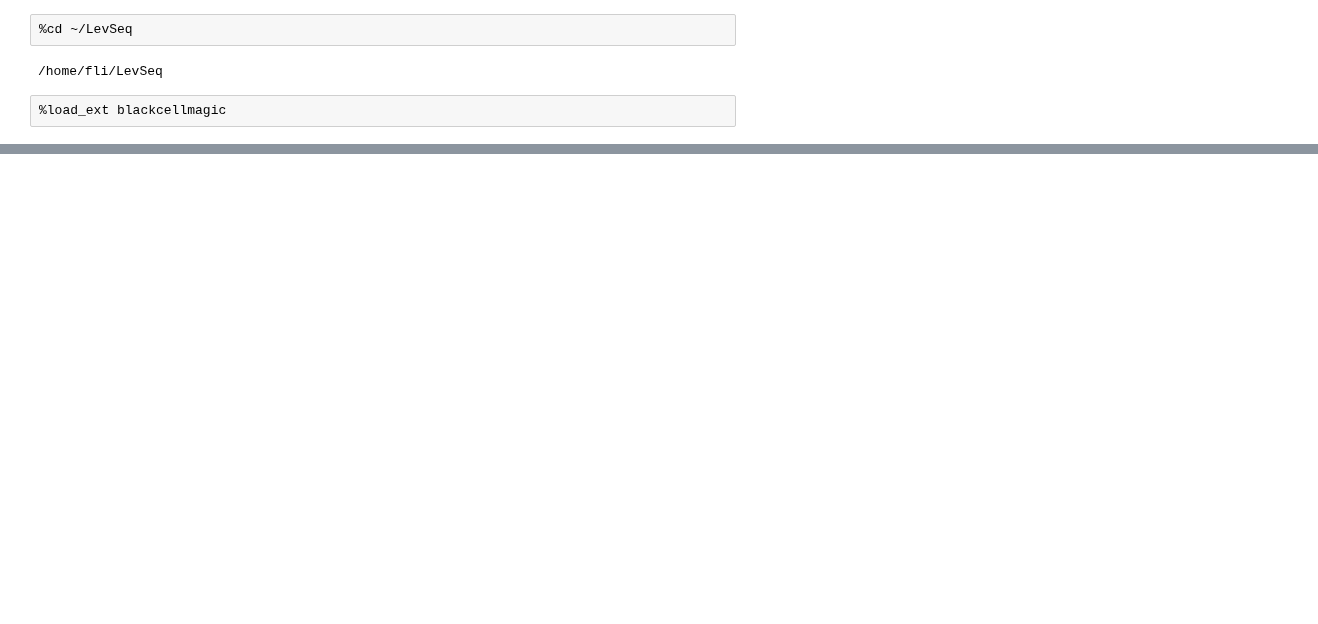
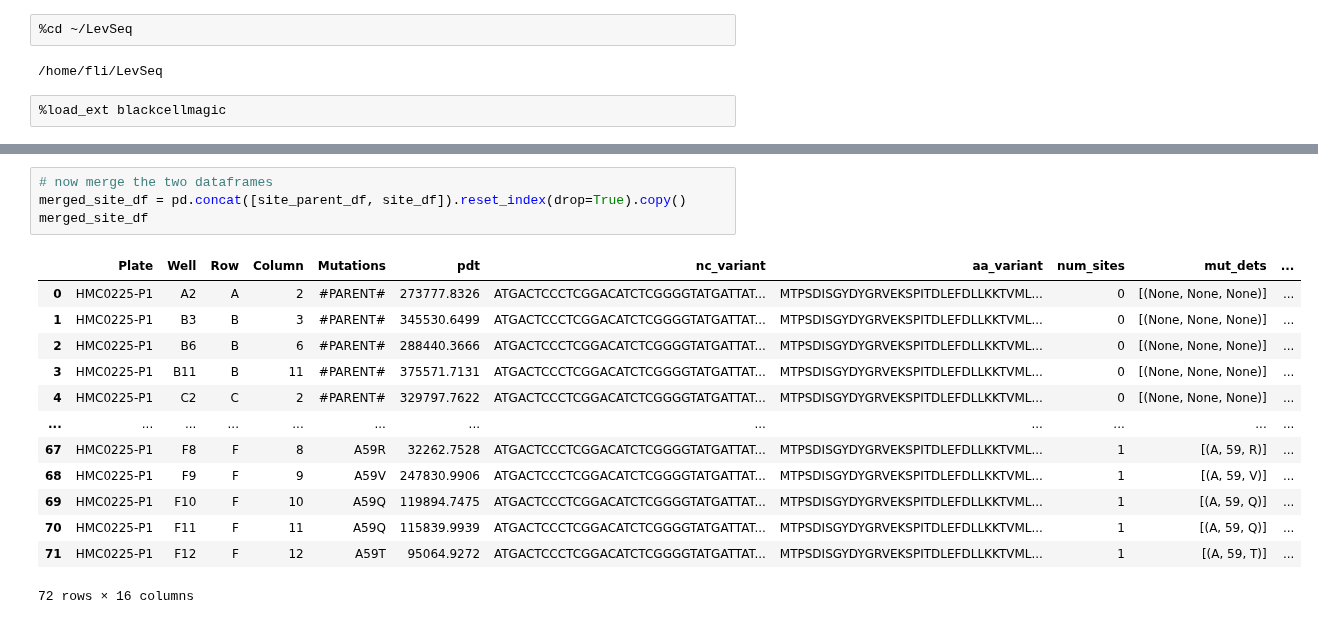
Before and after one commit to fhalab/LevSeq, a Jupyter notebook: sandbox/seqfit.ipynb, the cells around one changed output, grey strips where cells are left out. Saved outputs shown, nothing was run; the diff lists cells and outputs as text; blank space fills up the shorter version.

```diff
--- a/sandbox/seqfit.ipynb
+++ b/sandbox/seqfit.ipynb
@@ -331,0 +381,18 @@ def plot_single_ssm_avg(
+# %%
+# now merge the two dataframes
+merged_site_df = pd.concat([site_parent_df, site_df]).reset_index(drop=True).copy()
+merged_site_df
+# %% [output]
+|  | Plate | Well | Row | Column | Mutations | pdt | nc_variant | aa_variant | num_sites | mut_dets | ... |
+| 0 | HMC0225-P1 | A2 | A | 2 | #PARENT# | 273777.8326 | ATGACTCCCTCGGACATCTCGGGGTATGATTAT... | MTPSDISGYDYGRVEKSPITDLEFDLLKKTVML... | 0 | [(None, None, None)] | ... |
+| 1 | HMC0225-P1 | B3 | B | 3 | #PARENT# | 345530.6499 | ATGACTCCCTCGGACATCTCGGGGTATGATTAT... | MTPSDISGYDYGRVEKSPITDLEFDLLKKTVML... | 0 | [(None, None, None)] | ... |
+| 2 | HMC0225-P1 | B6 | B | 6 | #PARENT# | 288440.3666 | ATGACTCCCTCGGACATCTCGGGGTATGATTAT... | MTPSDISGYDYGRVEKSPITDLEFDLLKKTVML... | 0 | [(None, None, None)] | ... |
+| 3 | HMC0225-P1 | B11 | B | 11 | #PARENT# | 375571.7131 | ATGACTCCCTCGGACATCTCGGGGTATGATTAT... | MTPSDISGYDYGRVEKSPITDLEFDLLKKTVML... | 0 | [(None, None, None)] | ... |
+| 4 | HMC0225-P1 | C2 | C | 2 | #PARENT# | 329797.7622 | ATGACTCCCTCGGACATCTCGGGGTATGATTAT... | MTPSDISGYDYGRVEKSPITDLEFDLLKKTVML... | 0 | [(None, None, None)] | ... |
+| ... | ... | ... | ... | ... | ... | ... | ... | ... | ... | ... | ... |
+| 67 | HMC0225-P1 | F8 | F | 8 | A59R | 32262.7528 | ATGACTCCCTCGGACATCTCGGGGTATGATTAT... | MTPSDISGYDYGRVEKSPITDLEFDLLKKTVML... | 1 | [(A, 59, R)] | ... |
+| 68 | HMC0225-P1 | F9 | F | 9 | A59V | 247830.9906 | ATGACTCCCTCGGACATCTCGGGGTATGATTAT... | MTPSDISGYDYGRVEKSPITDLEFDLLKKTVML... | 1 | [(A, 59, V)] | ... |
+| 69 | HMC0225-P1 | F10 | F | 10 | A59Q | 119894.7475 | ATGACTCCCTCGGACATCTCGGGGTATGATTAT... | MTPSDISGYDYGRVEKSPITDLEFDLLKKTVML... | 1 | [(A, 59, Q)] | ... |
+| 70 | HMC0225-P1 | F11 | F | 11 | A59Q | 115839.9939 | ATGACTCCCTCGGACATCTCGGGGTATGATTAT... | MTPSDISGYDYGRVEKSPITDLEFDLLKKTVML... | 1 | [(A, 59, Q)] | ... |
+| 71 | HMC0225-P1 | F12 | F | 12 | A59T | 95064.9272 | ATGACTCCCTCGGACATCTCGGGGTATGATTAT... | MTPSDISGYDYGRVEKSPITDLEFDLLKKTVML... | 1 | [(A, 59, T)] | ... |
+72 rows × 16 columns
```
Also changed, not shown: parts of 25 cells of this notebook, 2 other files.
